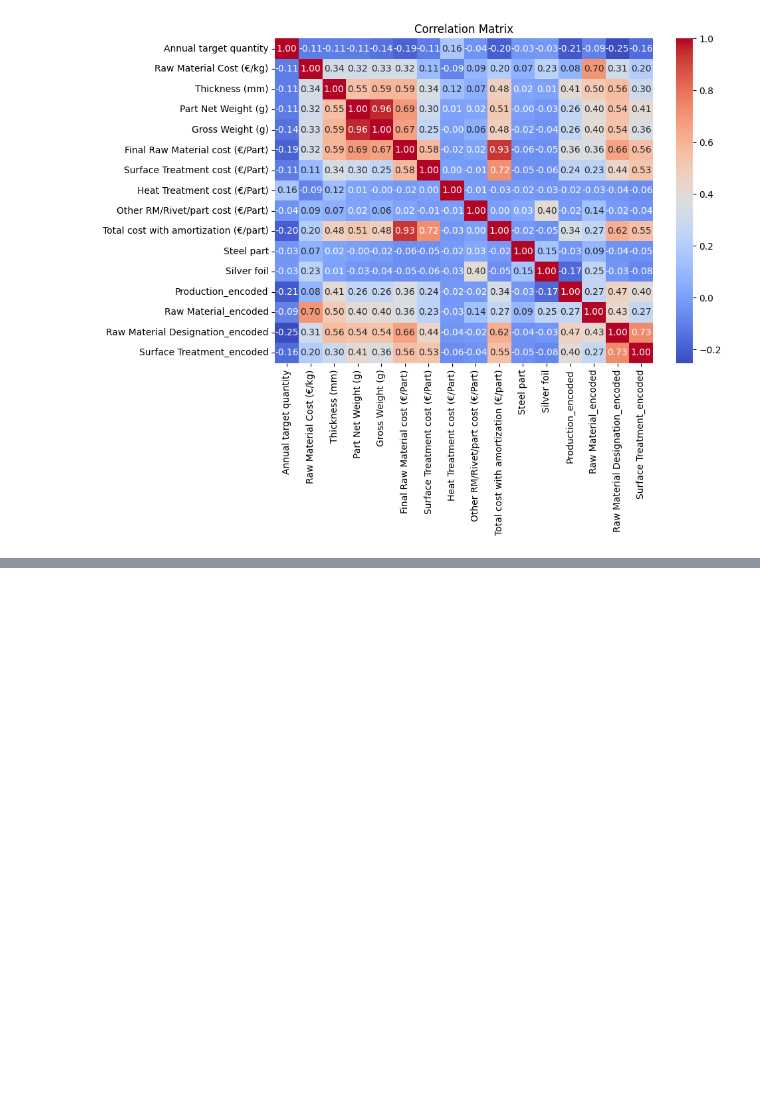
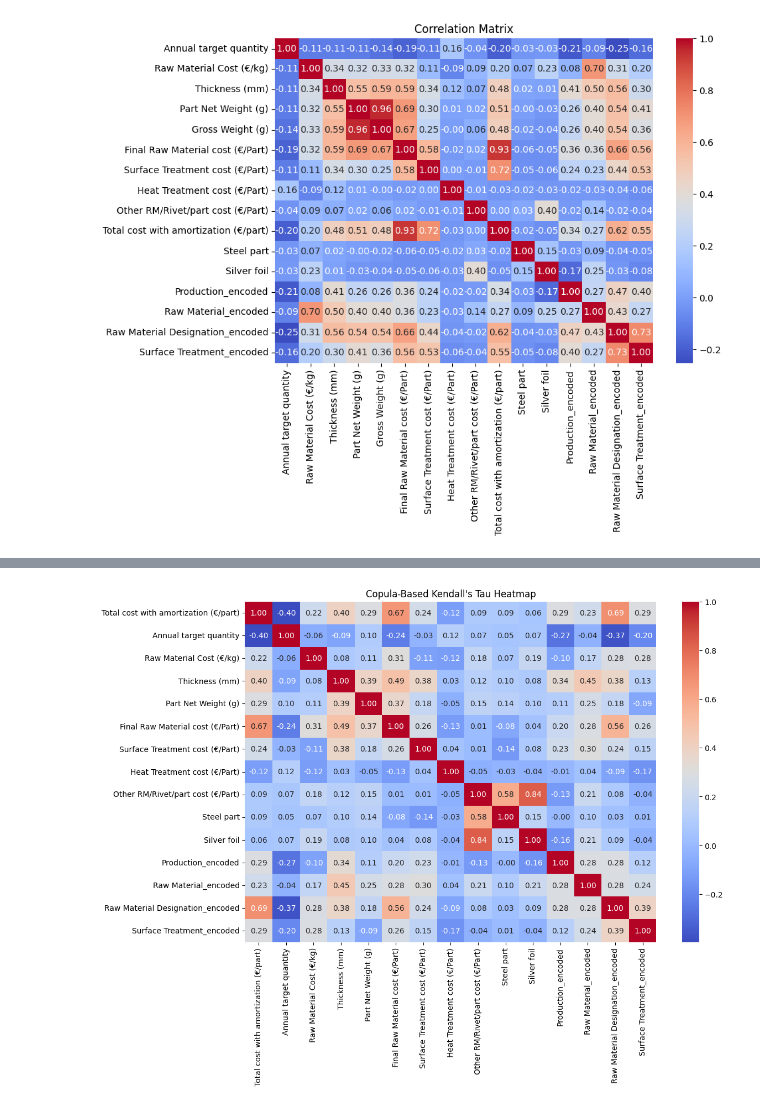
Before and after one commit to Driciotto/Cas-Fil-Rouge-, a Jupyter notebook: Data Adriano/Analysis_v1.ipynb, the cells around one changed output, grey strips where cells are left out. Drawn from its saved outputs; the diff is of its cells as text; code cells hidden in the pictures; blank space fills up the shorter version.

```diff
--- a/Data Adriano/Analysis_v1.ipynb
+++ b/Data Adriano/Analysis_v1.ipynb
@@ -226,0 +364,94 @@ dtype: float64
+# %%
+import numpy as np
+import pandas as pd
+import seaborn as sns
+import matplotlib.pyplot as plt
+from statsmodels.distributions.copula.api import ClaytonCopula, GumbelCopula, GaussianCopula, CopulaDistribution
+from scipy.stats import kendalltau, norm
+
+# Define target and features
+target_column = 'Total cost with amortization (€/part)'
+features = [
+    'Annual target quantity', 'Raw Material Cost (€/kg)', 'Thickness (mm)',
+    'Part Net Weight (g)', 'Final Raw Material cost (€/Part)',
+    'Surface Treatment cost (€/Part)', 'Heat Treatment cost (€/Part)',
+    'Other RM/Rivet/part cost (€/Part)', 'Steel part', 'Silver foil',
+    'Production_encoded', 'Raw Material_encoded', 'Raw Material Designation_encoded',
+    'Surface Treatment_encoded'
+]
+
+# Compute Kendall's Tau for each feature vs the target
+kendall_tau_values = {feature: kendalltau(df[feature], df[target_column])[0] for feature in features}
+
+# Print correlation values to determine dependency
+print("Kendall's Tau Values:")
+for feature, tau in kendall_tau_values.items():
+    print(f"{feature}: {tau:.3f}")
+
+# Convert features & target to uniform distribution (needed for copulas)
+def rank_transform(series):
+    return (series.rank(method='average') - 1) / (len(series) - 1)
+
+# Ensure we are using the correct number of features + target
+copula_data = df[[target_column] + features].dropna()
+copula_data = copula_data.apply(rank_transform)
+
+# Calculate the dimension for the copula (number of variables)
+dim = copula_data.shape[1]
+
+# Estimate copula parameter from Kendall's Tau
+tau_mean = np.mean(list(kendall_tau_values.values()))
+if tau_mean > 0.3:
+    copula_type = "Gumbel"
+    theta = 1 / (1 - tau_mean)
+    copula = GumbelCopula(theta=theta, dim=dim)
+elif tau_mean < -0.3:
+    copula_type = "Clayton"
+    theta = 2 * tau_mean / (1 - tau_mean)
+    copula = ClaytonCopula(theta=theta, dim=dim)
+else:
+    copula_type = "Gaussian"
+    # Create a correlation matrix for the Gaussian copula
+    corr_matrix = copula_data.corr().values
+    copula = GaussianCopula(corr=corr_matrix)
+    theta = None  # Gaussian copula does not use theta
+
+# Fit normal distributions to each marginal variable (target + features)
+marginals = [norm(loc=df[col].mean(), scale=df[col].std()) for col in [target_column] + features]
+
+# Debug prints
+print(f"Number of marginals: {len(marginals)}")
+print(f"Shape of copula_data: {copula_data.shape}")
+print(f"Copula dimension: {dim}")
+
+# Ensure the number of marginals matches the number of columns in copula_data
+if len(marginals) != copula_data.shape[1]:
+    raise ValueError("Number of marginals does not match the number of columns in copula_data")
+
+# Create the copula distribution with proper marginals
+copula_dist = CopulaDistribution(copula=copula, marginals=marginals)
+
+if theta is not None:
+    print(f"{copula_type} Copula fitted with parameter theta={theta:.3f}")
+else:
+    print(f"{copula_type} Copula fitted")
+
+# Plot heatmap of Kendall's Tau dependencies
+plt.figure(figsize=(12, 8))
+sns.heatmap(copula_data.corr(method=lambda x, y: kendalltau(x, y)[0]), annot=True, cmap='coolwarm', fmt='.2f')
+plt.title("Copula-Based Kendall's Tau Heatmap")
+plt.show()
+
+# Generate synthetic data from the fitted copula
+simulated_data = copula_dist.rvs(1000)
+
+# Convert to DataFrame for analysis
+simulated_df = pd.DataFrame(simulated_data, columns=[target_column] + features)
+
+# Plot simulated target cost distribution
+plt.figure(figsize=(8, 5))
+sns.histplot(simulated_df[target_column], bins=50, kde=True, color='red')
+plt.title("Simulated Total Cost Distribution")
+plt.xlabel("Total cost with amortization (€/part)")
+plt.show()
+# %% [output]
@@ -226,0 +477 @@ dtype: float64
+[figure, added]
```
Also changed, not shown: parts of 5 cells of this notebook.
